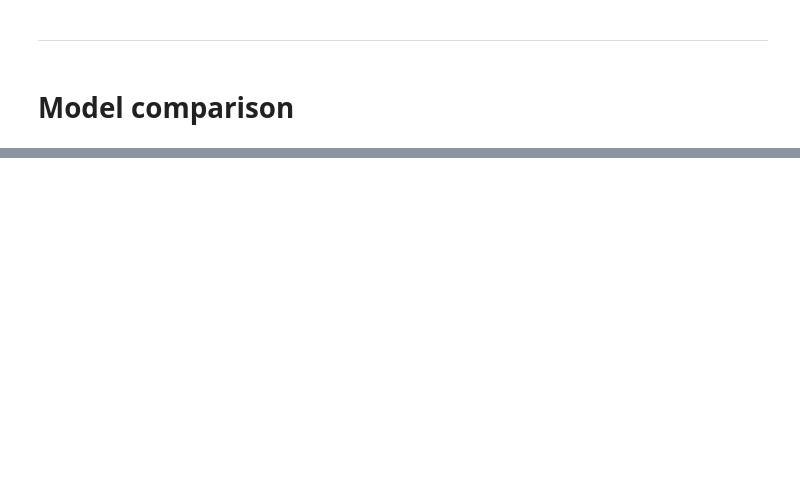
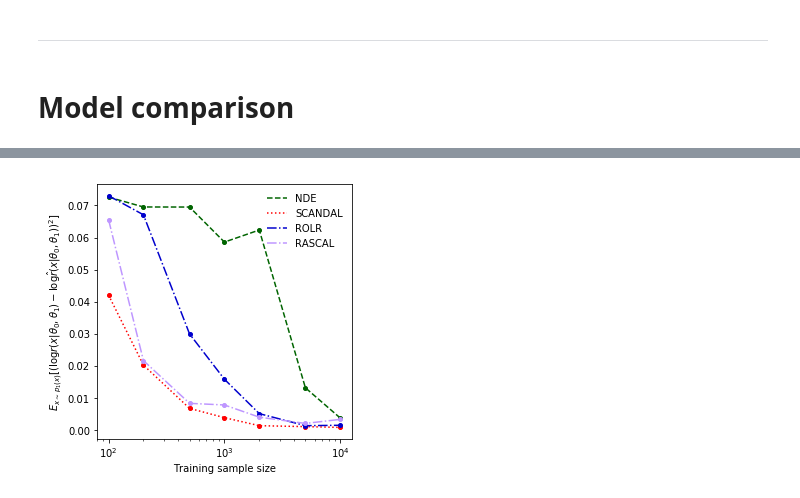
Before and after one commit to johannbrehmer/simulator-mining-example, a Jupyter notebook: Inference on Galton Board.ipynb, the cells around one changed output, grey strips where cells are left out. Cells and saved outputs as stored; diff of their text form; code cells hidden in the pictures; blank space fills up the shorter version.

```diff
--- a/Inference on Galton Board.ipynb
+++ b/Inference on Galton Board.ipynb
@@ -329,0 +497,67 @@ plt.show()
+# %%
+colors     = ['orange', 'darkgreen',  'red', 'mediumblue', '#be96ff', '#CC002E']
+linestyles = [     ':',        '--',  ':',         '-.',      '-.',      '--']
+linewidths = [1.5 if ls == ':' else 1.5 for ls in linestyles]
+markers    = [None] + ['o'] * 5
+# %%
+mses_nde = np.array(mses_nde)
+mses_scandal = np.array(mses_scandal)
+mses_rolr = np.array(mses_rolr)
+mses_rascal = np.array(mses_rascal)
+mses_carl = np.array(mses_carl)
+# %%
+fig = plt.figure(figsize=(4.5,calculate_height(1,4.5,extra_top_space=False)))
+ax = plt.gca()
+samples_size = [100,200,500,1000,2000,5000,10000]
+
+mses = [mses_nde, mses_scandal, mses_rolr, mses_rascal]
+labels = ['NDE', 'SCANDAL', 'ROLR', 'RASCAL']
+s = 1
+plt.plot(samples_size, mses[s-1],
+         ms=4., marker=markers[s],
+         color=colors[s],
+         lw=linewidths[s], ls=linestyles[s])
+plt.plot([], [],
+         color=colors[s],
+         lw=linewidths[s], ls=linestyles[s],
+         label=labels[s-1])
+
+s = 2
+plt.plot(samples_size, mses[s-1],
+         ms=4., marker=markers[s],
+         color=colors[s],
+         lw=linewidths[s], ls=linestyles[s])
+plt.plot([], [],
+         color=colors[s],
+         lw=linewidths[s], ls=linestyles[s],
+         label=labels[s-1])
+
+s = 3
+plt.plot(samples_size, mses[s-1],
+         ms=4., marker=markers[s],
+         color=colors[s],
+         lw=linewidths[s], ls=linestyles[s])
+plt.plot([], [],
+         color=colors[s],
+         lw=linewidths[s], ls=linestyles[s],
+         label=labels[s-1])
+
+s = 4
+plt.plot(samples_size, mses[s-1],
+         ms=4., marker=markers[s],
+         color=colors[s],
+         lw=linewidths[s], ls=linestyles[s])
+plt.plot([], [],
+         color=colors[s],
+         lw=linewidths[s], ls=linestyles[s],
+         label=labels[s-1])
+
+ax.set_xscale("log", nonposx='clip')
+plt.xlabel(r"Training sample size")
+plt.ylabel(r'$E_{x\sim p_1(x)} [(\log r(x|\theta_0, \theta_1) - \log \hat{r}(x|\theta_0, \theta_1))^2]$')
+plt.legend(frameon=False)
+
+adjust_margins(1,4.5,extra_top_space=False)
+plt.savefig('plinko_models_comparison.pdf')
+# %% [output]
+[figure, added]
```
Also changed, not shown: parts of 18 cells of this notebook.
